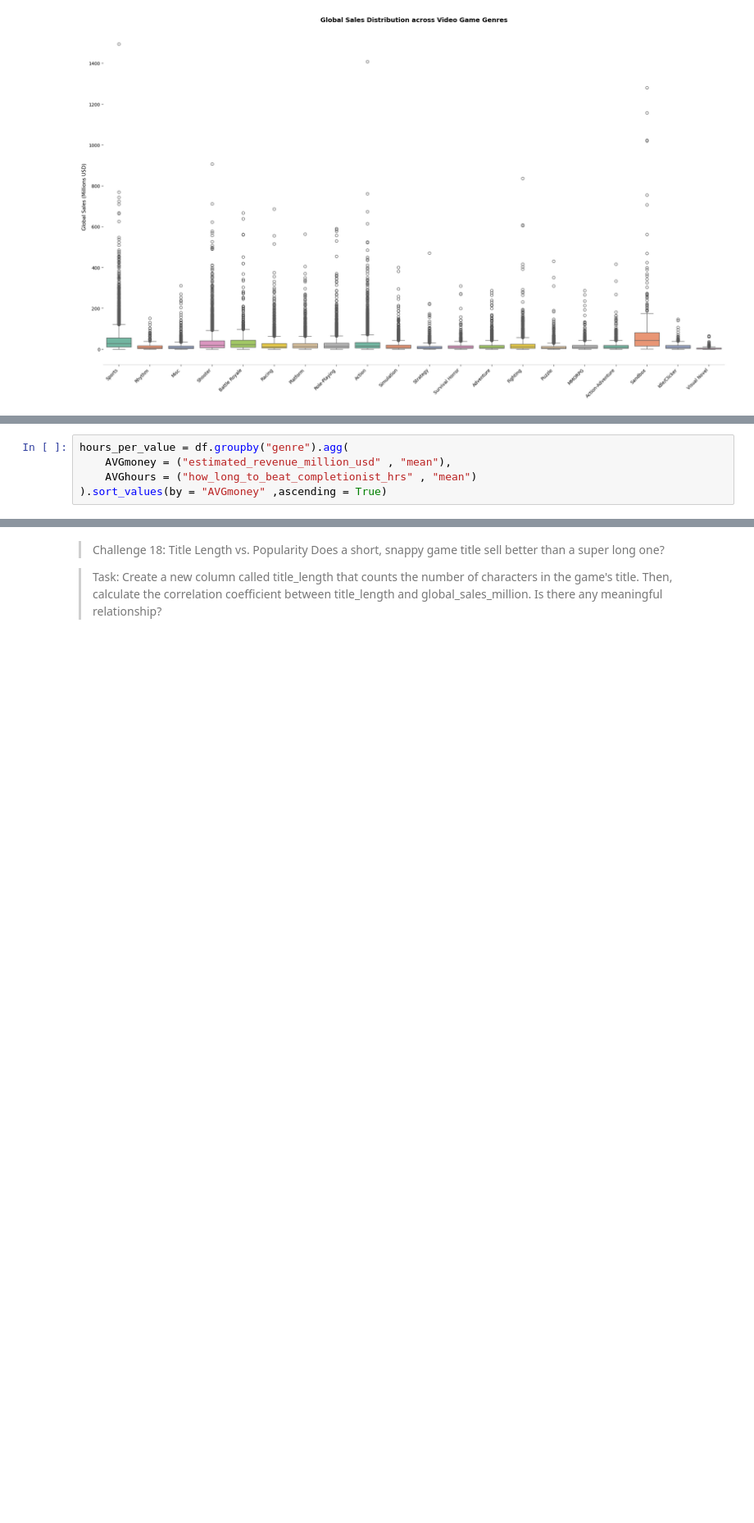
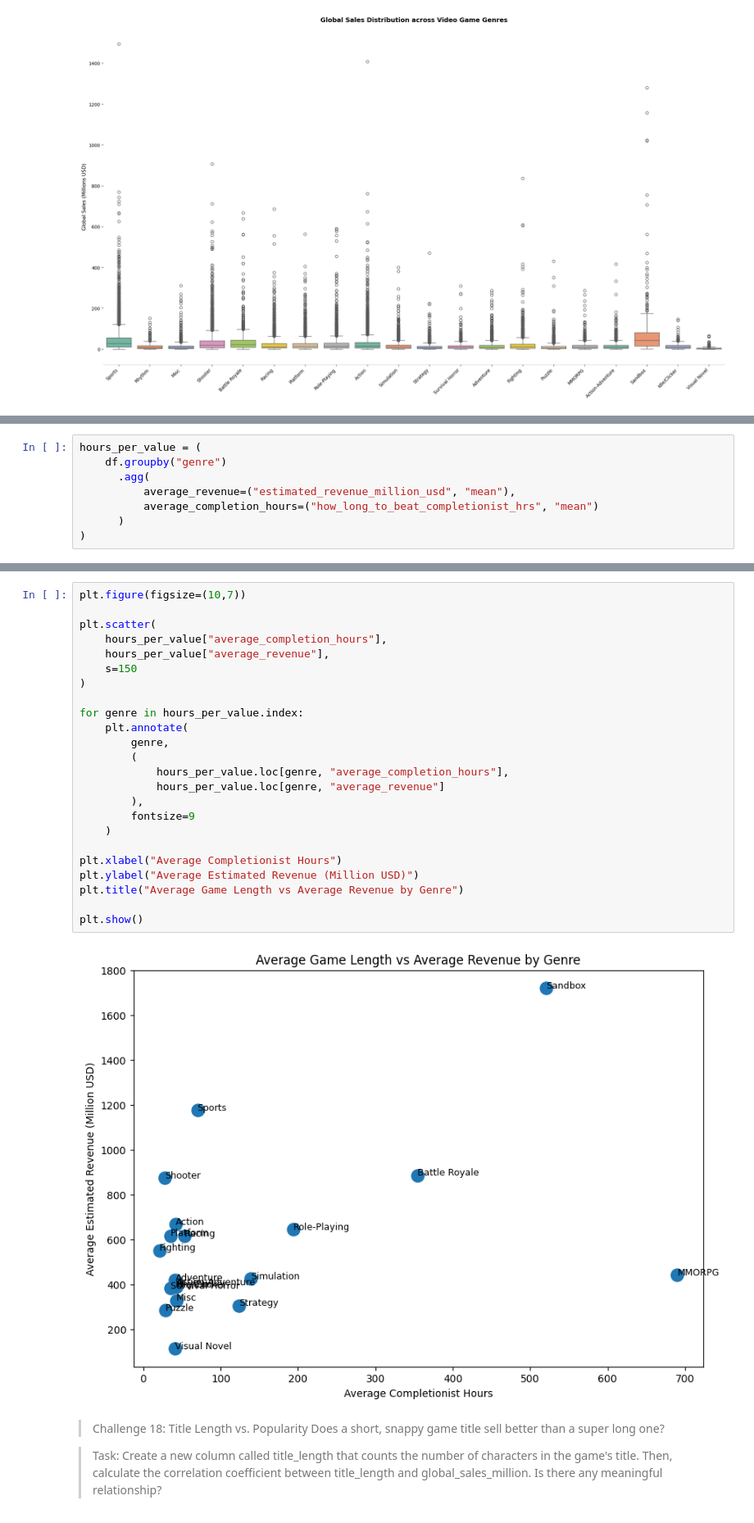
Before and after one commit to SalmaAllam8/Videogames-data-analysis-using-mysql-findings-and-insights-, a Jupyter notebook: notebook_analysis.ipynb, the cells around one changed output, grey strips where cells are left out. Shown at 82% size. Drawn from its saved outputs; the diff is of its cells as text; blank space fills up the shorter version.

```diff
--- a/notebook_analysis.ipynb
+++ b/notebook_analysis.ipynb
@@ -776,7 +770,10 @@ estimated_revenue_million_usd
 # %%
-hours_per_value = df.groupby("genre").agg(
-    AVGmoney = ("estimated_revenue_million_usd" , "mean"),
-    AVGhours = ("how_long_to_beat_completionist_hrs" , "mean")
-).sort_values(by = "AVGmoney" ,ascending = True)
+hours_per_value = (
+    df.groupby("genre")
+      .agg(
+          average_revenue=("estimated_revenue_million_usd", "mean"),
+          average_completion_hours=("how_long_to_beat_completionist_hrs", "mean")
+      )
+)
 # %%
 hours_per_value
@@ -826,3 +840,29 @@ plt.show()
+# %%
+plt.figure(figsize=(10,7))
+
+plt.scatter(
+    hours_per_value["average_completion_hours"],
+    hours_per_value["average_revenue"],
+    s=150
+)
+
+for genre in hours_per_value.index:
+    plt.annotate(
+        genre,
+        (
+            hours_per_value.loc[genre, "average_completion_hours"],
+            hours_per_value.loc[genre, "average_revenue"]
+        ),
+        fontsize=9
+    )
+
+plt.xlabel("Average Completionist Hours")
+plt.ylabel("Average Estimated Revenue (Million USD)")
+plt.title("Average Game Length vs Average Revenue by Genre")
+
+plt.show()
+# %% [output]
+[figure, added]
 # %% [markdown]
 > Challenge 18: Title Length vs. Popularity
 Does a short, snappy game title sell better than a super long one?
```
Also changed, not shown: parts of 8 cells of this notebook.
